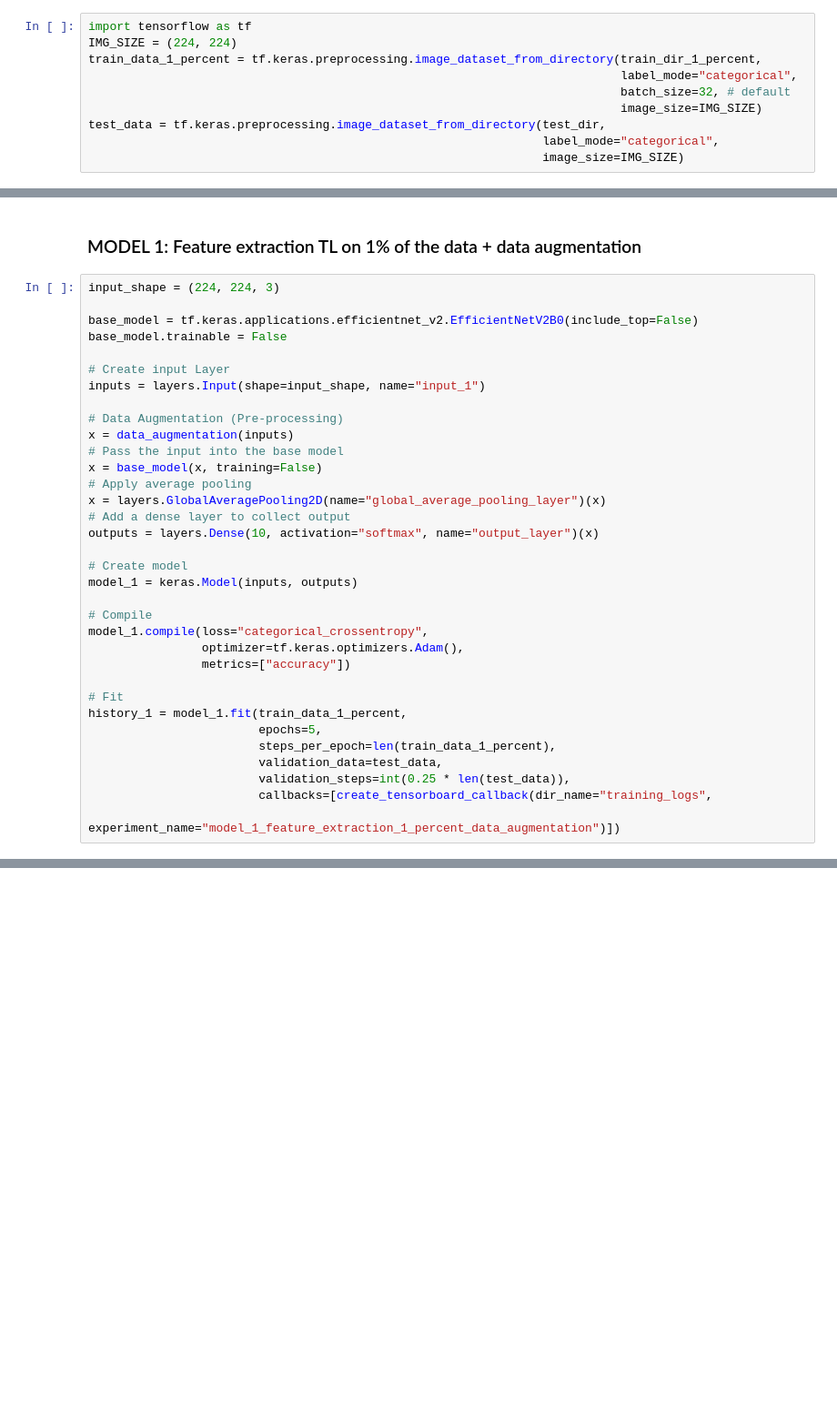
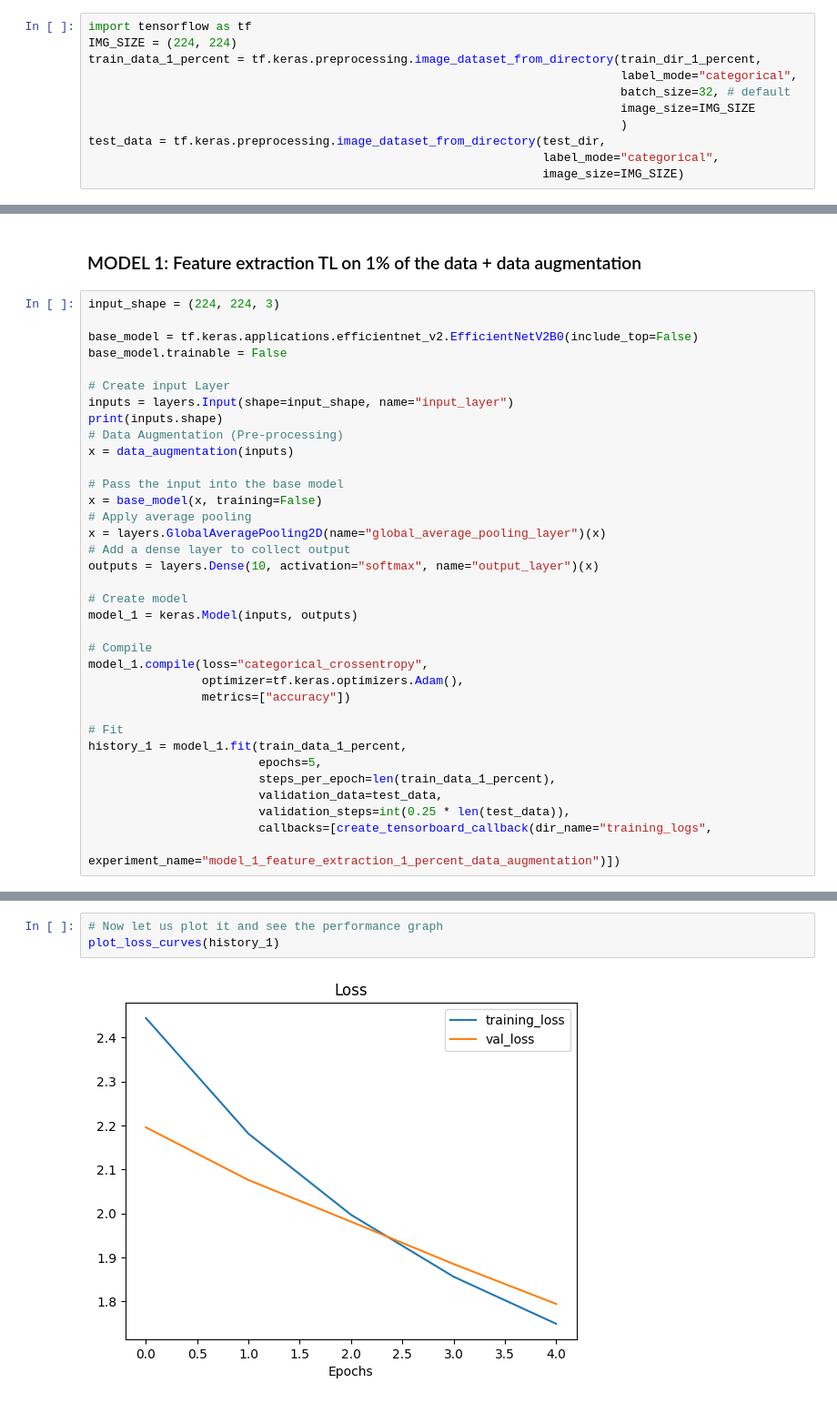
Before and after one commit to milad818/ml-frameworks, a Jupyter notebook: tensorflow/04_tf_transfer_learning_fine_tuning.ipynb, the cells around one changed output, grey strips where cells are left out. Shown at 91% size. Cells and saved outputs as stored; diff of their text form; blank space fills up the shorter version.

```diff
--- a/tensorflow/04_tf_transfer_learning_fine_tuning.ipynb
+++ b/tensorflow/04_tf_transfer_learning_fine_tuning.ipynb
@@ -438,7 +455,8 @@ IMG_SIZE = (224, 224)
 train_data_1_percent = tf.keras.preprocessing.image_dataset_from_directory(train_dir_1_percent,
                                                                            label_mode="categorical",
                                                                            batch_size=32, # default
-                                                                           image_size=IMG_SIZE)
+                                                                           image_size=IMG_SIZE
+                                                                           )
 test_data = tf.keras.preprocessing.image_dataset_from_directory(test_dir,
                                                                 label_mode="categorical",
                                                                 image_size=IMG_SIZE)
@@ -560,10 +579,11 @@ base_model = tf.keras.applications.efficientnet_v2.EfficientNetV2B0(include_top=
 base_model.trainable = False
 
 # Create input Layer
-inputs = layers.Input(shape=input_shape, name="input_1")
-
+inputs = layers.Input(shape=input_shape, name="input_layer")
+print(inputs.shape)
 # Data Augmentation (Pre-processing)
 x = data_augmentation(inputs)
+
 # Pass the input into the base model
 x = base_model(x, training=False)
 # Apply average pooling
@@ -601,0 +653,5 @@ Epoch 5/5
+# %%
+# Now let us plot it and see the performance graph
+plot_loss_curves(history_1)
+# %% [output]
+[figure, added]
```
Also changed, not shown: parts of 43 cells of this notebook.
